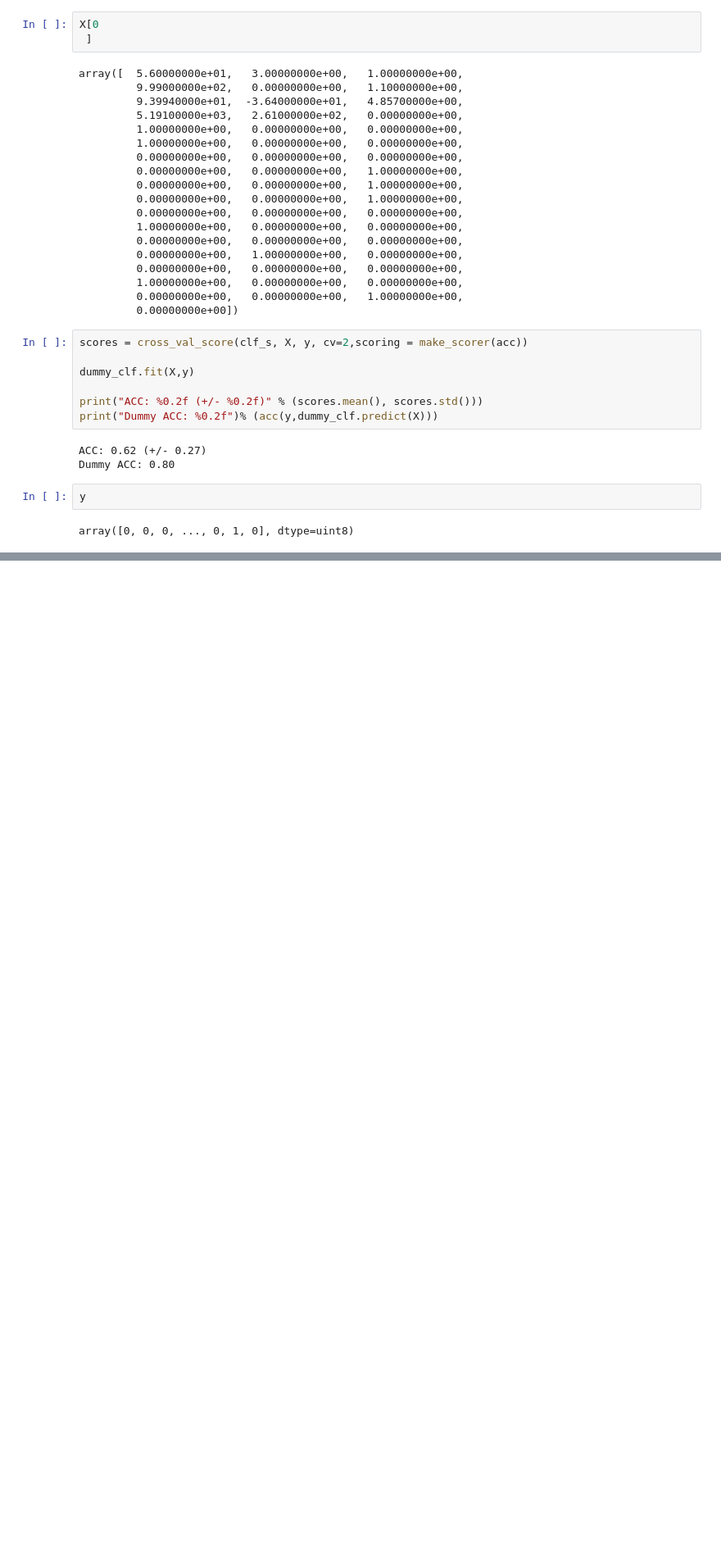
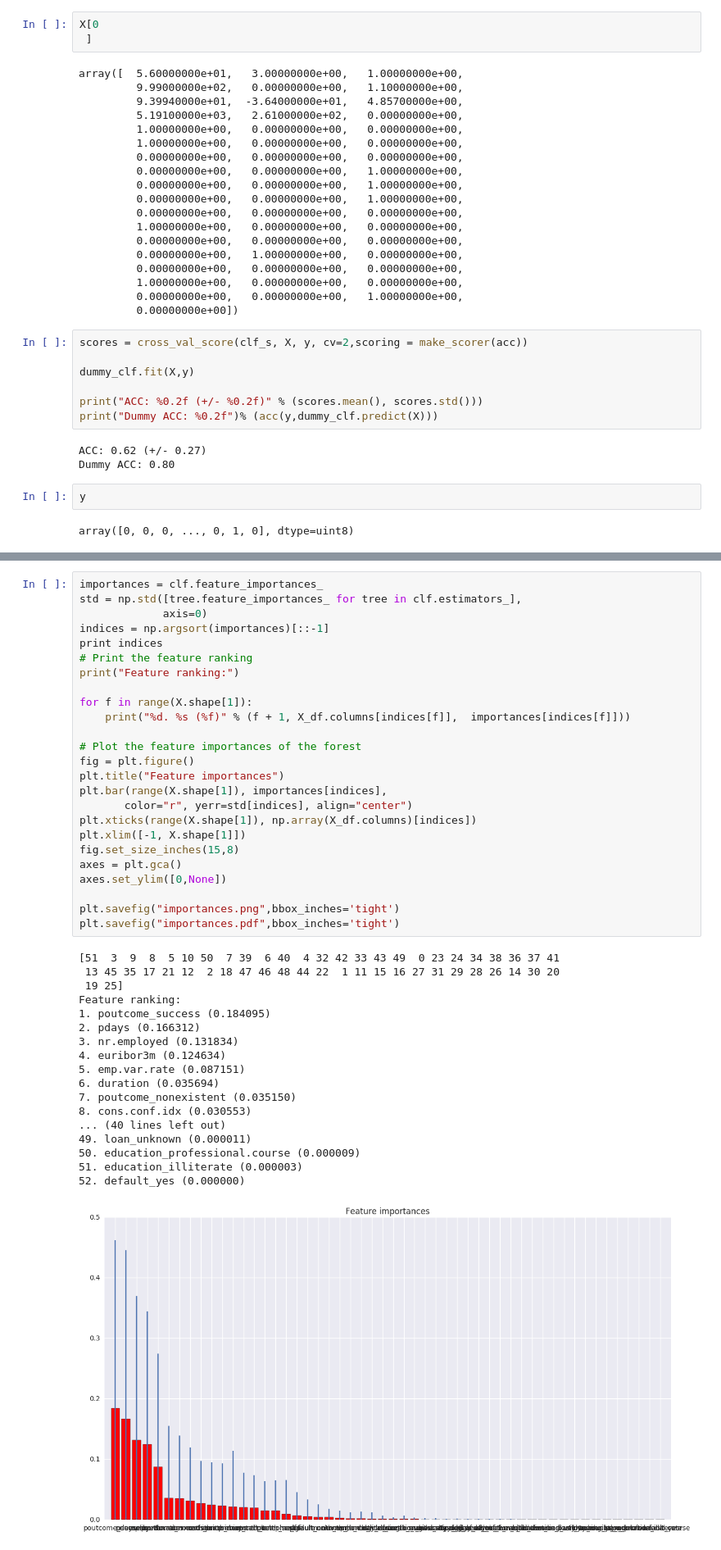
Before and after one commit to bhatia-ash/ce888labs, a Jupyter notebook: lab3/lab_3_worked.ipynb, the cells around one changed output, grey strips where cells are left out. Shown at 82% size. Cells and saved outputs as stored; diff of their text form; blank space fills up the shorter version.

```diff
--- a/lab3/lab_3_worked.ipynb
+++ b/lab3/lab_3_worked.ipynb
@@ -389,0 +508,44 @@ array([0, 0, 0, ..., 0, 1, 0], dtype=uint8)
+# %%
+importances = clf.feature_importances_
+std = np.std([tree.feature_importances_ for tree in clf.estimators_],
+             axis=0)
+indices = np.argsort(importances)[::-1]
+print indices
+# Print the feature ranking
+print("Feature ranking:")
+
+for f in range(X.shape[1]):
+    print("%d. %s (%f)" % (f + 1, X_df.columns[indices[f]],  importances[indices[f]]))
+
+# Plot the feature importances of the forest
+fig = plt.figure()
+plt.title("Feature importances")
+plt.bar(range(X.shape[1]), importances[indices],
+       color="r", yerr=std[indices], align="center")
+plt.xticks(range(X.shape[1]), np.array(X_df.columns)[indices])
+plt.xlim([-1, X.shape[1]])
+fig.set_size_inches(15,8)
+axes = plt.gca()
+axes.set_ylim([0,None])
+
+plt.savefig("importances.png",bbox_inches='tight')
+plt.savefig("importances.pdf",bbox_inches='tight')
+# %% [output]
+[51  3  9  8  5 10 50  7 39  6 40  4 32 42 33 43 49  0 23 24 34 38 36 37 41
+ 13 45 35 17 21 12  2 18 47 46 48 44 22  1 11 15 16 27 31 29 28 26 14 30 20
+ 19 25]
+Feature ranking:
+1. poutcome_success (0.184095)
+2. pdays (0.166312)
+3. nr.employed (0.131834)
+4. euribor3m (0.124634)
+5. emp.var.rate (0.087151)
+6. duration (0.035694)
+7. poutcome_nonexistent (0.035150)
+8. cons.conf.idx (0.030553)
+... (40 lines left out)
+49. loan_unknown (0.000011)
+50. education_professional.course (0.000009)
+51. education_illiterate (0.000003)
+52. default_yes (0.000000)
+[figure, added]
```
Also changed, not shown: parts of 7 cells of this notebook, 4 other files.
